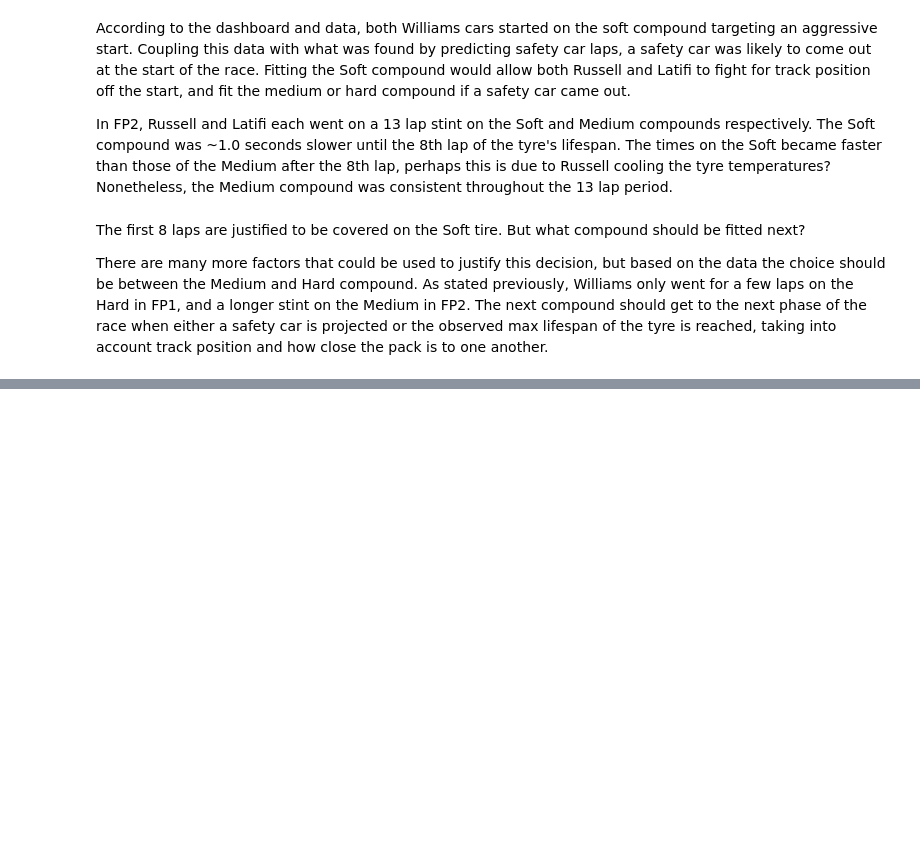
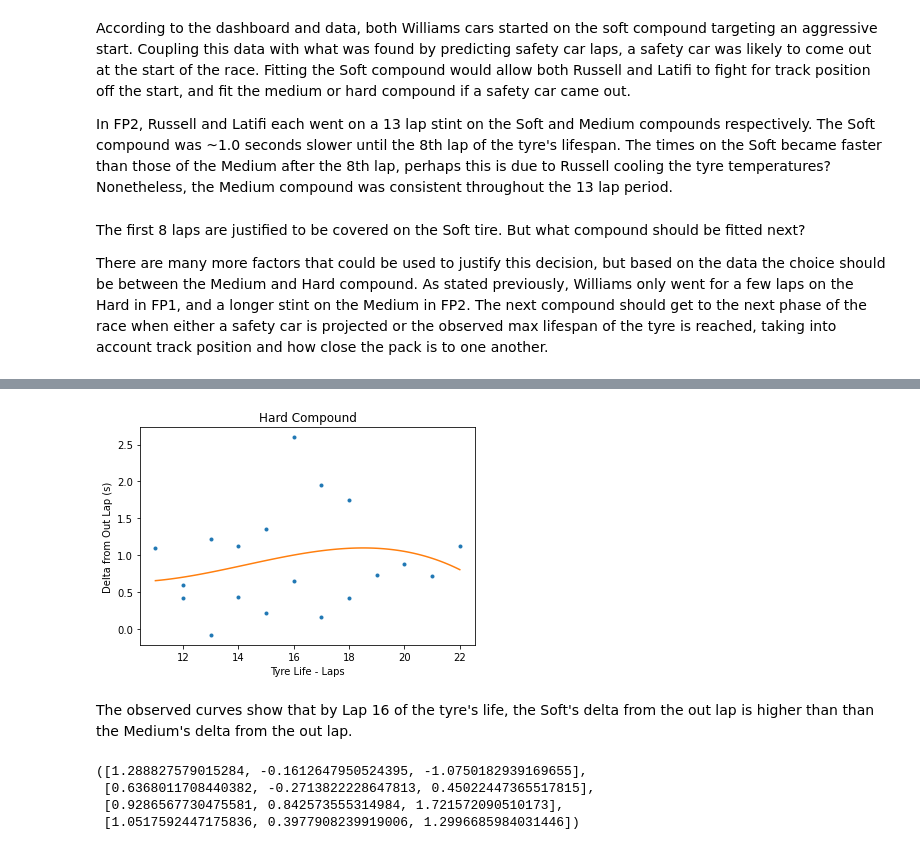
Before and after one commit to andrewdefante/andrew_repo, a Jupyter notebook: f1_pred/pred/Lap Time Predictor.ipynb, the cells around one changed output, grey strips where cells are left out. Saved outputs shown, nothing was run; the diff lists cells and outputs as text; code cells hidden in the pictures; blank space fills up the shorter version.

```diff
--- a/f1_pred/pred/Lap Time Predictor.ipynb
+++ b/f1_pred/pred/Lap Time Predictor.ipynb
@@ -185,0 +216,70 @@ Based on this preiction the Medium compound is faster by 0.1 seconds at lap 13 o
+# %%
+#long stint on hard
+pr_hard.head()
+X_hard = pr_hard["TyreLife"]
+y_hard = pr_hard["OL_delta"]
+
+xh = X_hard
+yh = y_hard
+# %%
+zh = np.polyfit(xh, yh, 3)
+
+ph = np.poly1d(zh)
+
+xph = np.linspace(xh.min(), xh.max(), 100)
+plt.ylabel("Delta from Out Lap (s)")
+plt.xlabel("Tyre Life - Laps")
+plt.title("Hard Compound")
+plt.plot(xh, yh, '.', xph, ph(xph), '-')
+plt.show()
+# %% [output]
+[figure, added]
+# %% [markdown]
+The observed curves show that by Lap 16 of the tyre's life, the Soft's delta from the out lap is higher than than the Medium's delta from the out lap.
+# %%
+# making predictions from generated models
+
+# 5 Laps
+# hard tyre
+hard5 = ph(5)
+# medium tyre
+medium5 = p(5)
+# soft tyre
+soft5= ps(5)
+
+# 10 Laps
+# hard tyre
+hard10 = ph(10)
+# medium tyre
+medium10 = p(10)
+# soft tyre
+soft10 = ps(10)
+
+# 15 Laps
+# hard tyre
+hard15 = ph(15)
+# medium tyre
+medium15 = p(15)
+# soft tyre
+soft15 = ps(15)
+
+# 20 Laps
+# hard tyre
+hard20 = ph(20)
+# medium tyre
+medium20 = p(20)
+# soft tyre
+soft20 = ps(20)
+
+delt_df = (
+    [hard5, medium5, soft5],
+    [hard10, medium10, soft10],
+      [hard15, medium15, soft15],
+      [hard20, medium20, soft20])
+
+delt_df
+# %% [output]
+([1.288827579015284, -0.1612647950524395, -1.0750182939169655],
+ [0.6368011708440382, -0.2713822228647813, 0.45022447365517815],
+ [0.9286567730475581, 0.842573555314984, 1.721572090510173],
+ [1.0517592447175836, 0.3977908239919006, 1.2996685984031446])
```
Also changed, not shown: parts of 54 cells of this notebook.
